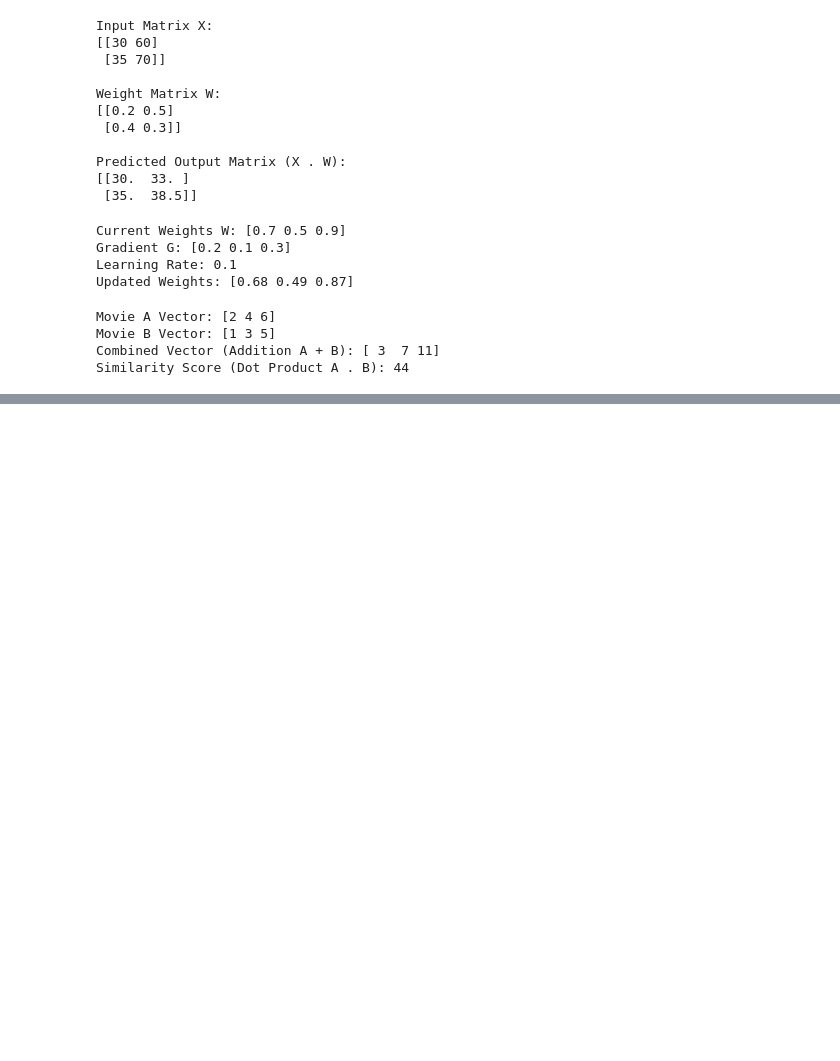
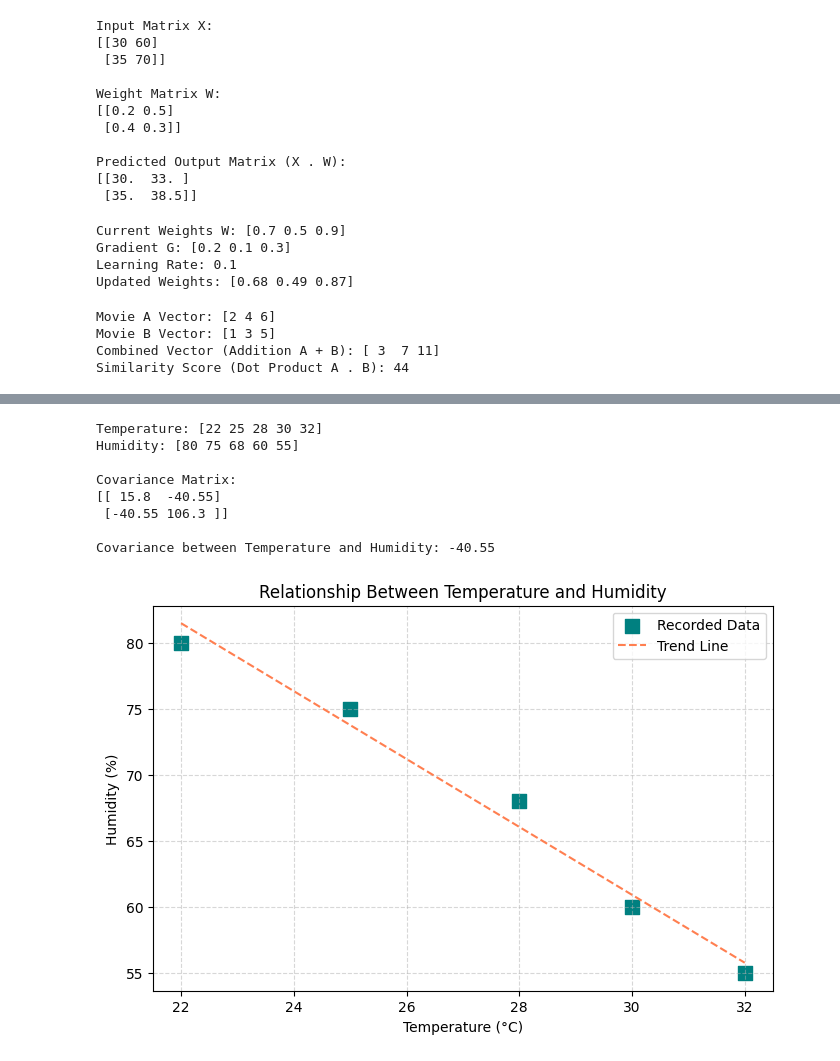
Before and after one commit to bollepallideepthi/CSA47-DeepLearning, a Jupyter notebook: DL_Program's.ipynb, the cells around one changed output, grey strips where cells are left out. Saved outputs shown, nothing was run; the diff lists cells and outputs as text; code cells hidden in the pictures; blank space fills up the shorter version.

```diff
--- a/DL_Program's.ipynb
+++ b/DL_Program's.ipynb
@@ -322,0 +353,31 @@ Similarity Score (Dot Product A . B): 44
+# %%
+import numpy as np
+import matplotlib.pyplot as plt
+temperature = np.array([22, 25, 28, 30, 32])
+humidity = np.array([80, 75, 68, 60, 55])
+
+covariance_matrix = np.cov(temperature, humidity, ddof=1)
+
+print(f"Temperature: {temperature}")
+print(f"Humidity: {humidity}\n")
+print(f"Covariance Matrix:\n{covariance_matrix}\n")
+print(f"Covariance between Temperature and Humidity: {covariance_matrix[0, 1]:.2f}")
+plt.figure(figsize=(8, 5))
+plt.scatter(temperature, humidity, color='teal', marker='s', s=100, label='Recorded Data')
+plt.plot(temperature, np.poly1d(np.polyfit(temperature, humidity, 1))(temperature), color='coral', linestyle='--', label='Trend Line')
+plt.title('Relationship Between Temperature and Humidity')
+plt.xlabel('Temperature (°C)')
+plt.ylabel('Humidity (%)')
+plt.grid(True, linestyle='--', alpha=0.5)
+plt.legend()
+plt.show()
+# %% [output]
+Temperature: [22 25 28 30 32]
+Humidity: [80 75 68 60 55]
+
+Covariance Matrix:
+[[ 15.8  -40.55]
+ [-40.55 106.3 ]]
+
+Covariance between Temperature and Humidity: -40.55
+[figure, added]
```
Also changed, not shown: parts of 5 cells of this notebook.
